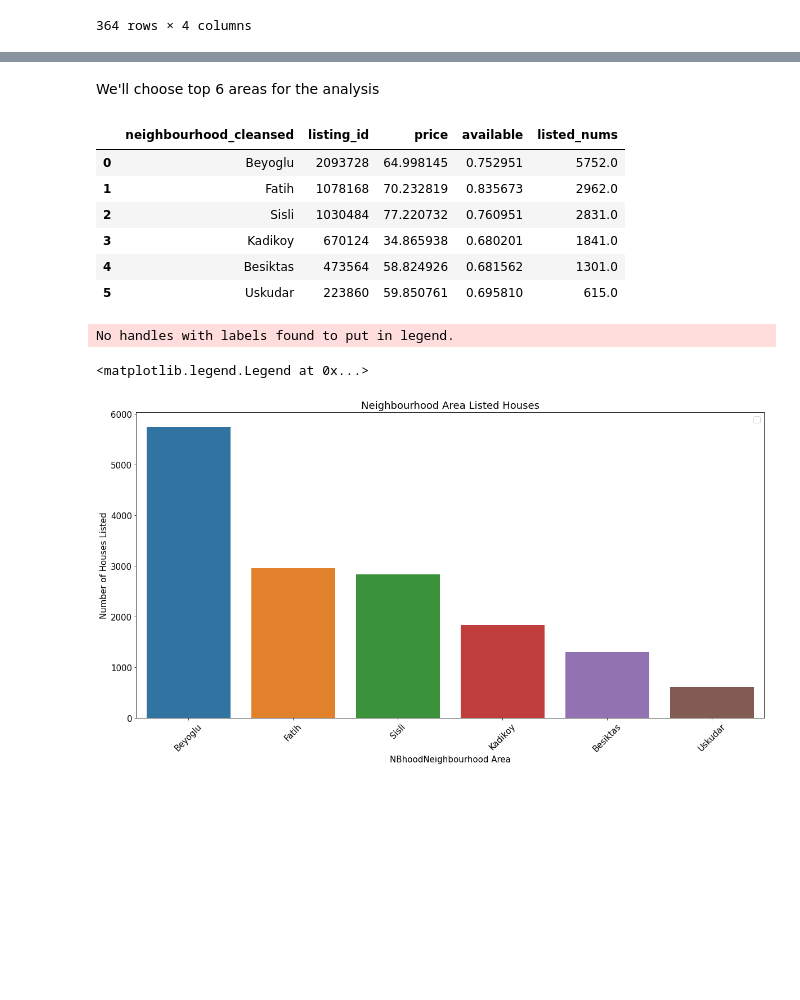
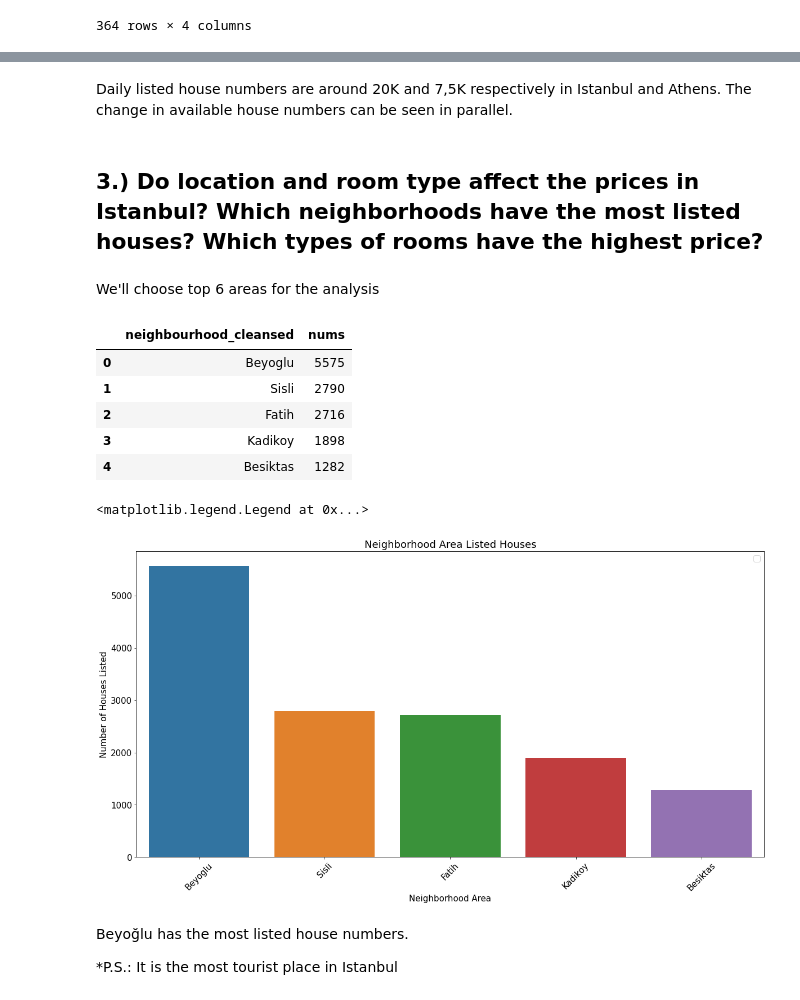
Before and after one commit to BenTata-86/Airbnb-Istanbul-Athens-Comparison, a Jupyter notebook: airbnb-istanbul-vs-athens.ipynb, the cells around one changed output, grey strips where cells are left out. Cells and saved outputs as stored; diff of their text form; code cells hidden in the pictures; blank space fills up the shorter version.

```diff
--- a/airbnb-istanbul-vs-athens.ipynb
+++ b/airbnb-istanbul-vs-athens.ipynb
@@ -72,0 +368,2 @@ Now the data is ready, we will look at the price comparison
+# %%
+new_listings = new_listings.dropna(subset=['beds', 'bedrooms'])
@@ -72,0 +415,2 @@ Now the data is ready, we will look at the price comparison
+# %%
+new_listings = new_listings[new_listings['bedrooms']<20]
@@ -72,0 +439,3 @@ Now the data is ready, we will look at the price comparison
+# %%
+new_listings = new_listings[(new_listings['price']<2000)]
+new_listings.head()
@@ -195,29 +556,38 @@ merged_table.head()
+# %% [markdown]
+Daily listed house numbers are around 20K and 7,5K respectively in Istanbul and Athens. The change in available house numbers can be seen in parallel.
+# %% [markdown]
+## 3.) Do location and room type affect the prices in Istanbul? Which neighborhoods have the most listed houses? Which types of rooms have the highest price?
 # %% [markdown]
 We'll choose top 6 areas for the analysis
-# %%
-nbhood_df = merged_table.groupby(['neighbourhood_cleansed']).agg({'listing_id':'count', 'price':'mean', 'available':'mean'})
-nbhood_df['listed_nums'] = nbhood_df['listing_id']/364
-top_nbhood = nbhood_df.sort_values(['listed_nums'], ascending=False).iloc[:6].reset_index()
-top_nbhood
-# %% [output]
-|  | neighbourhood_cleansed | listing_id | price | available | listed_nums |
-| 0 | Beyoglu | 2093728 | 64.998145 | 0.752951 | 5752.0 |
-| 1 | Fatih | 1078168 | 70.232819 | 0.835673 | 2962.0 |
-| 2 | Sisli | 1030484 | 77.220732 | 0.760951 | 2831.0 |
-| 3 | Kadikoy | 670124 | 34.865938 | 0.680201 | 1841.0 |
-| 4 | Besiktas | 473564 | 58.824926 | 0.681562 | 1301.0 |
-| 5 | Uskudar | 223860 | 59.850761 | 0.695810 | 615.0 |
+# %%
+nbhood = new_listings['neighbourhood_cleansed'].value_counts()
+df_nbhood = pd.DataFrame(nbhood)
+df_nbhood = df_nbhood.reset_index()
+df_nbhood.columns = ['neighbourhood_cleansed', 'nums']
+nbhood_top = df_nbhood.iloc[:5]
+nbhood_top
+# %% [output]
+|  | neighbourhood_cleansed | nums |
+| 0 | Beyoglu | 5575 |
+| 1 | Sisli | 2790 |
+| 2 | Fatih | 2716 |
+| 3 | Kadikoy | 1898 |
+| 4 | Besiktas | 1282 |
 # %%
 fig, ax = plt.subplots(figsize=(20, 10))
-ax = sns.barplot(x = 'neighbourhood_cleansed',y = 'listed_nums',data = top_nbhood)
+ax = sns.barplot(x = 'neighbourhood_cleansed',y = 'nums', data = nbhood_top)
+
 plt.xticks(rotation = 45)
-plt.title('Neighbourhood Area Listed Houses')
-plt.xlabel('NBhoodNeighbourhood Area')
+plt.title('Neighborhood Area Listed Houses')
+plt.xlabel('Neighborhood Area')
 plt.ylabel('Number of Houses Listed')
 plt.legend(loc='best')
 # %% [output]
-No handles with labels found to put in legend.
+<matplotlib.legend.Legend at 0x...>
-<matplotlib.legend.Legend at 0x...>
-[figure, old version]
+[figure, new version]
+# %% [markdown]
+Beyoğlu has the most listed house numbers.
+
+*P.S.: It is the most tourist place in Istanbul
 # %%
 fig, ax = plt.subplots(figsize=(20, 10))
```
Also changed, not shown: parts of 105 cells of this notebook.
